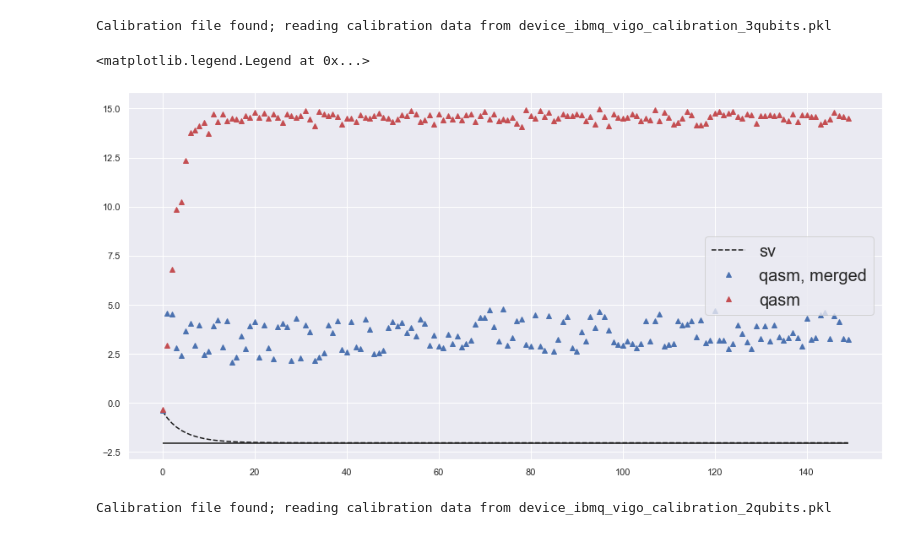
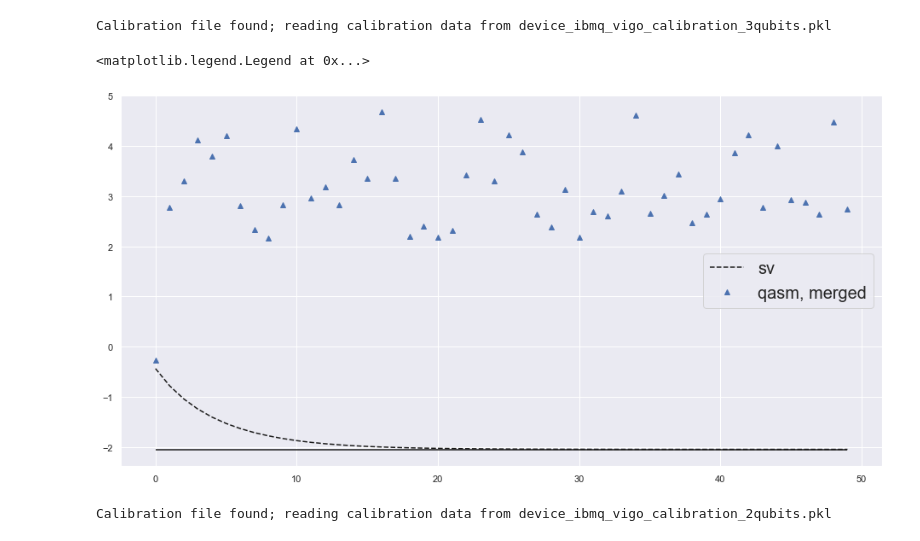
Before and after one commit to aemccoy/GrayCode-QubitEncoding, a Jupyter notebook: notebooks/deuteron-qite-noisy.ipynb, the cells around one changed output. Drawn from its saved outputs; the diff is of its cells as text; code cells hidden in the pictures.

```diff
--- a/notebooks/deuteron-qite-noisy.ipynb
+++ b/notebooks/deuteron-qite-noisy.ipynb
@@ -408,7 +407,7 @@ parameters = {
     'initialization' : 'single_state',
     'backend' : 'statevector_simulator',
     'N_trials' : 1,
-    'N_time_steps': 150,
+    'N_time_steps': 50,
     'delta_time' : 0.01,
     'merge_step' : 1,
     'Qite_threshold' : 1e-2,
@@ -437,14 +436,14 @@ Calibration file found; reading calibration data from device_ibmq_vigo_calibrati
 # %%
 eigs,_=eigh(H)
 time=[t for t in range(parameters['N_time_steps'])]
 plt.plot(time,energies_sv,'k--',label="sv")
 plt.plot(time,energies_qasm,'b^',label="qasm, merged")
-plt.plot(time,energies_no_merge,'r^',label="qasm")
+# plt.plot(time,energies_no_merge,'r^',label="qasm")
 plt.hlines(eigs[0],0,parameters['N_time_steps']-1)
 plt.legend(prop={'size': 20})
 # %% [output]
 <matplotlib.legend.Legend at 0x...>
-[figure, old version]
+[figure, new version]
 # %%
 parameters = {
     'Nmax' : 4,
```
Also changed, not shown: parts of 8 cells of this notebook, 1 other file.
